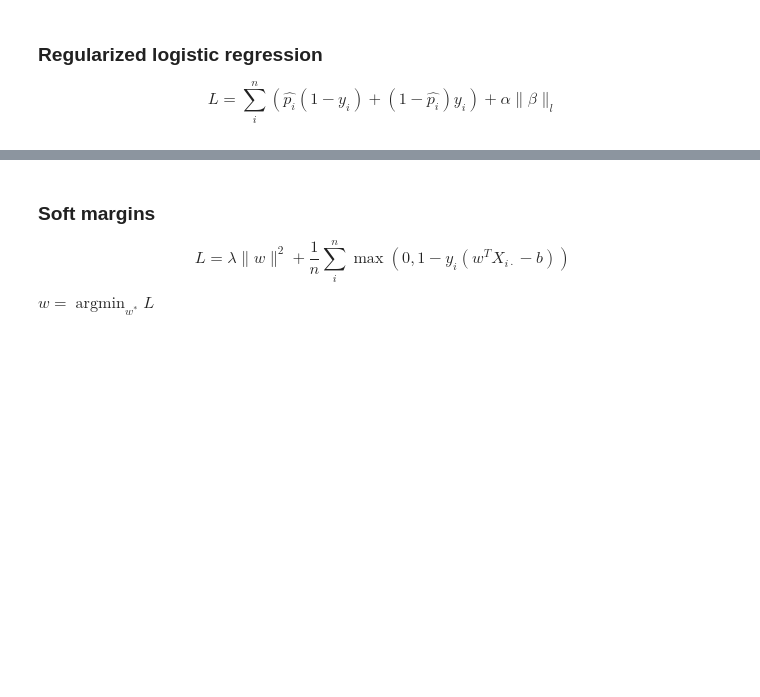
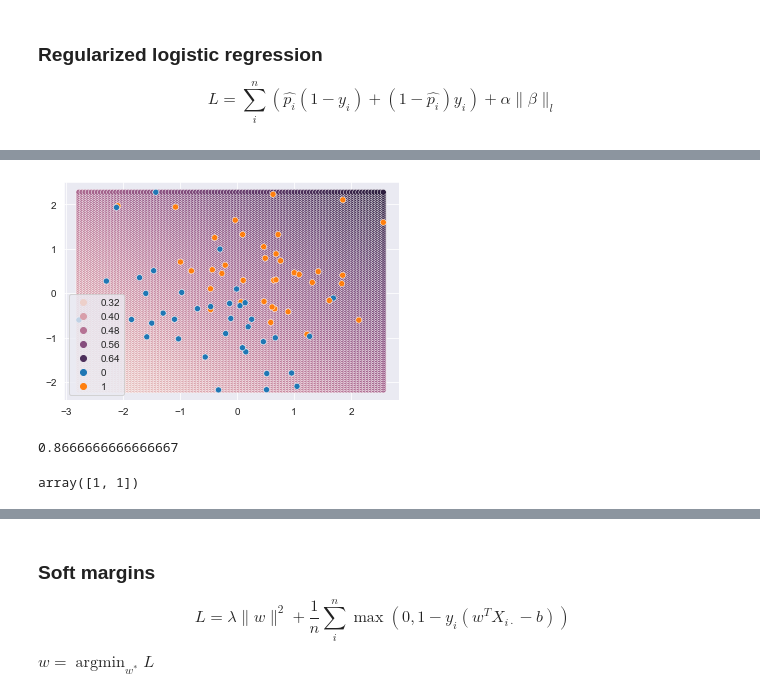
Before and after one commit to Gauss-PWr/DIY, a Jupyter notebook: VI. classification/Notebook.ipynb, the cells around one changed output, grey strips where cells are left out. Saved outputs shown, nothing was run; the diff lists cells and outputs as text; code cells hidden in the pictures; blank space fills up the shorter version.

```diff
--- a/VI. classification/Notebook.ipynb
+++ b/VI. classification/Notebook.ipynb
@@ -101,3 +226,15 @@ $$L=\sum_i^n{\left(\hat{p_i}(1-y_i)+\left(1-\hat{p_i}\right)y_i\right)}+\alpha\|
+# %%
+model_plane(regular)
+# %% [output]
+[figure, added]
+# %%
+regular.score(val_x, val_y)
+# %% [output]
+0.8666666666666667
+# %%
+regular.predict([[-1, 1], [1, -1]])
+# %% [output]
+array([1, 1])
 # %%
 from sklearn.datasets import make_classification
 from sklearn.model_selection import train_test_split
```
Also changed, not shown: parts of 40 cells of this notebook, 23 other files.
